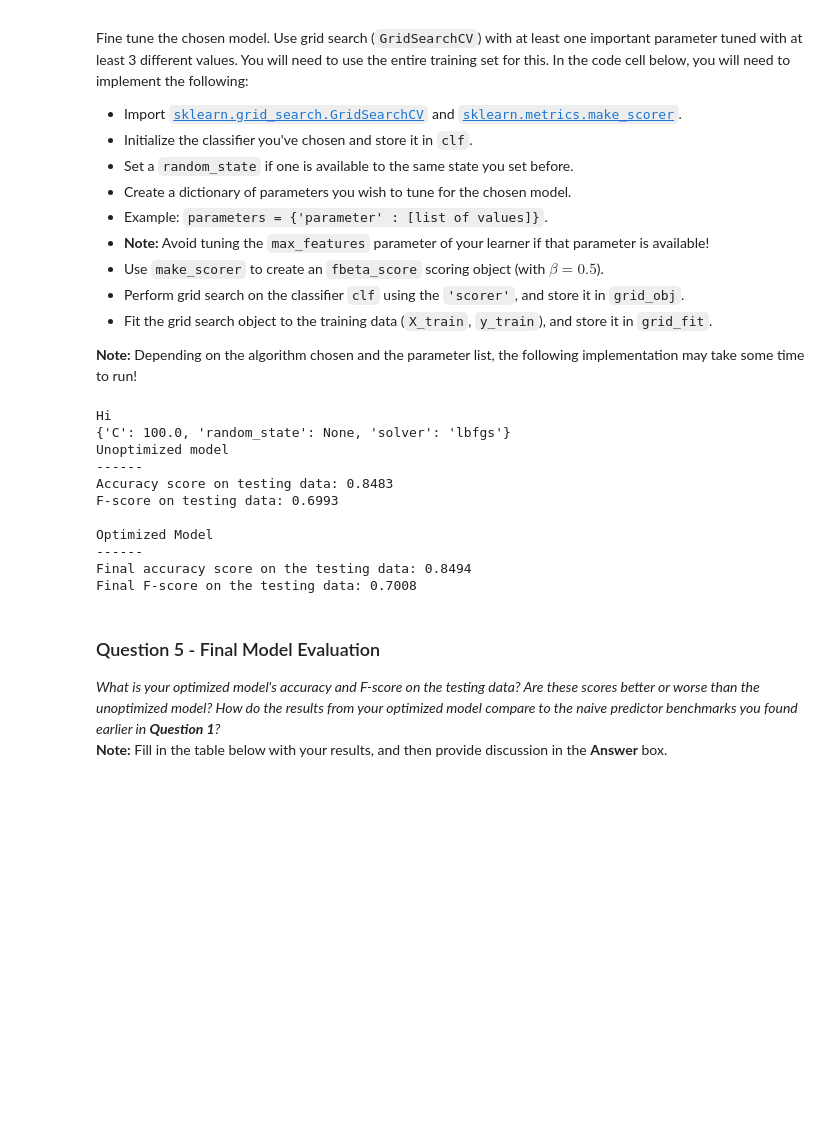
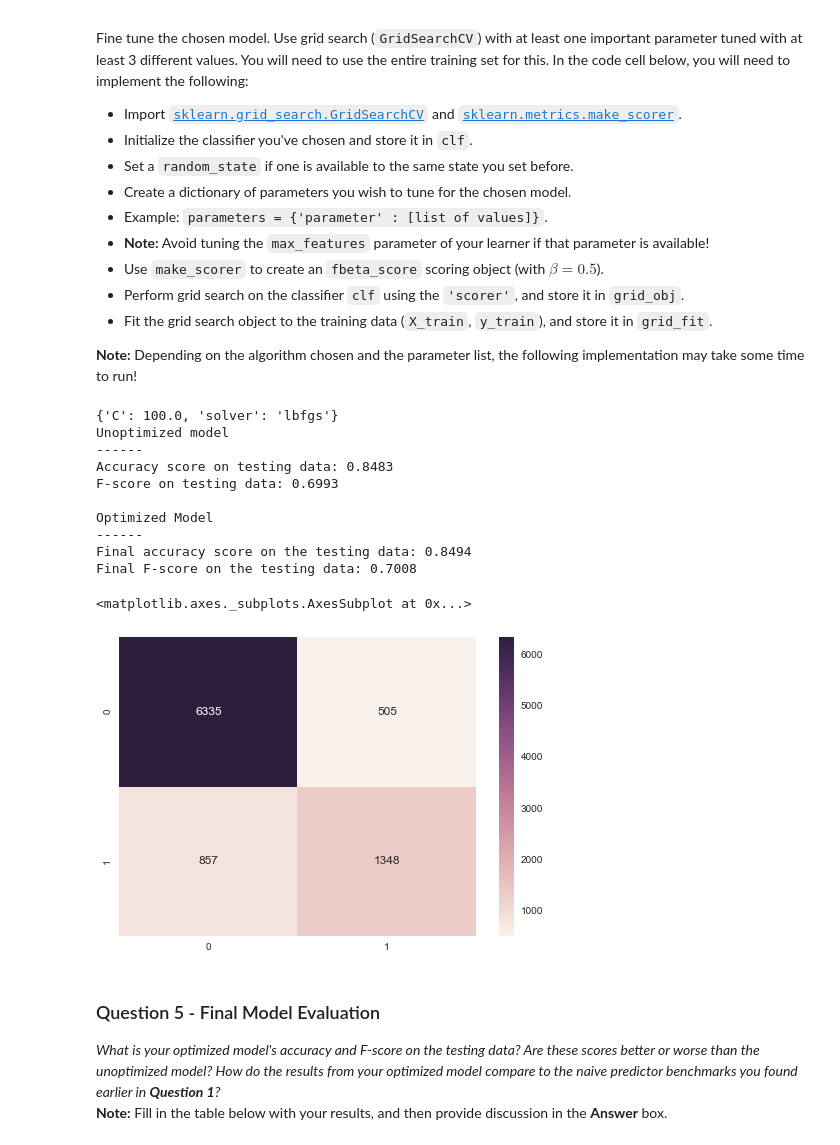
Before and after one commit to abemad/finding_donors, a Jupyter notebook: finding_donors.ipynb, the cells around one changed output. Drawn from its saved outputs; the diff is of its cells as text; code cells hidden in the pictures; blank space fills up the shorter version.

```diff
--- a/finding_donors.ipynb
+++ b/finding_donors.ipynb
@@ -414,14 +406,14 @@ Fine tune the chosen model. Use grid search (`GridSearchCV`) with at least one i
 # TODO: Import 'GridSearchCV', 'make_scorer', and any other necessary libraries
 from sklearn.grid_search import GridSearchCV
 from sklearn.metrics import make_scorer
-
+from sklearn.metrics import confusion_matrix
+import seaborn as sns
 # TODO: Initialize the classifier
-clf = LogisticRegression()
+clf = LogisticRegression(random_state=42)
 
 # TODO: Create the parameters list you wish to tune
 parameters = {'solver': ['newton-cg', 'lbfgs', 'sag'],
-              'C': [1.0, 10.0, 100.0, 1000.0]}
-
+              'C': [1.0, 10.0, 100.0]}
 
 # TODO: Make an fbeta_score scoring object
 scorer = make_scorer(fbeta_score, beta=0.5)
@@ -430,35 +422,37 @@ scorer = make_scorer(fbeta_score, beta=0.5)
 grid_obj = GridSearchCV(clf, parameters, scoring=scorer)
 
 # TODO: Fit the grid search object to the training data and find the optimal parameters
 grid_fit = grid_obj.fit(X_train, y_train)
 print grid_fit.best_params_
 # Get the estimator
 best_clf = grid_fit.best_estimator_
 
 # Make predictions using the unoptimized and model
 predictions = (clf.fit(X_train, y_train)).predict(X_test)
 
 best_predictions = best_clf.predict(X_test)
 
 # Report the before-and-afterscores
 print "Unoptimized model\n------"
 print "Accuracy score on testing data: {:.4f}".format(accuracy_score(y_test, predictions))
 print "F-score on testing data: {:.4f}".format(fbeta_score(y_test, predictions, beta = 0.5))
 print "\nOptimized Model\n------"
 print "Final accuracy score on the testing data: {:.4f}".format(accuracy_score(y_test, best_predictions))
 print "Final F-score on the testing data: {:.4f}".format(fbeta_score(y_test, best_predictions, beta = 0.5))
+sns.heatmap(confusion_matrix(y_test, best_predictions), annot = True, fmt = '')
 # %% [output]
-Hi
-{'C': 100.0, 'random_state': None, 'solver': 'lbfgs'}
+{'C': 100.0, 'solver': 'lbfgs'}
 Unoptimized model
 ------
 Accuracy score on testing data: 0.8483
 F-score on testing data: 0.6993
 
 Optimized Model
 ------
 Final accuracy score on the testing data: 0.8494
 Final F-score on the testing data: 0.7008
+<matplotlib.axes._subplots.AxesSubplot at 0x...>
+[figure, added]
 # %% [markdown]
 ### Question 5 - Final Model Evaluation
 _What is your optimized model's accuracy and F-score on the testing data? Are these scores better or worse than the unoptimized model? How do the results from your optimized model compare to the naive predictor benchmarks you found earlier in **Question 1**?_
```
Also changed, not shown: parts of 3 cells of this notebook, 1 other file.
